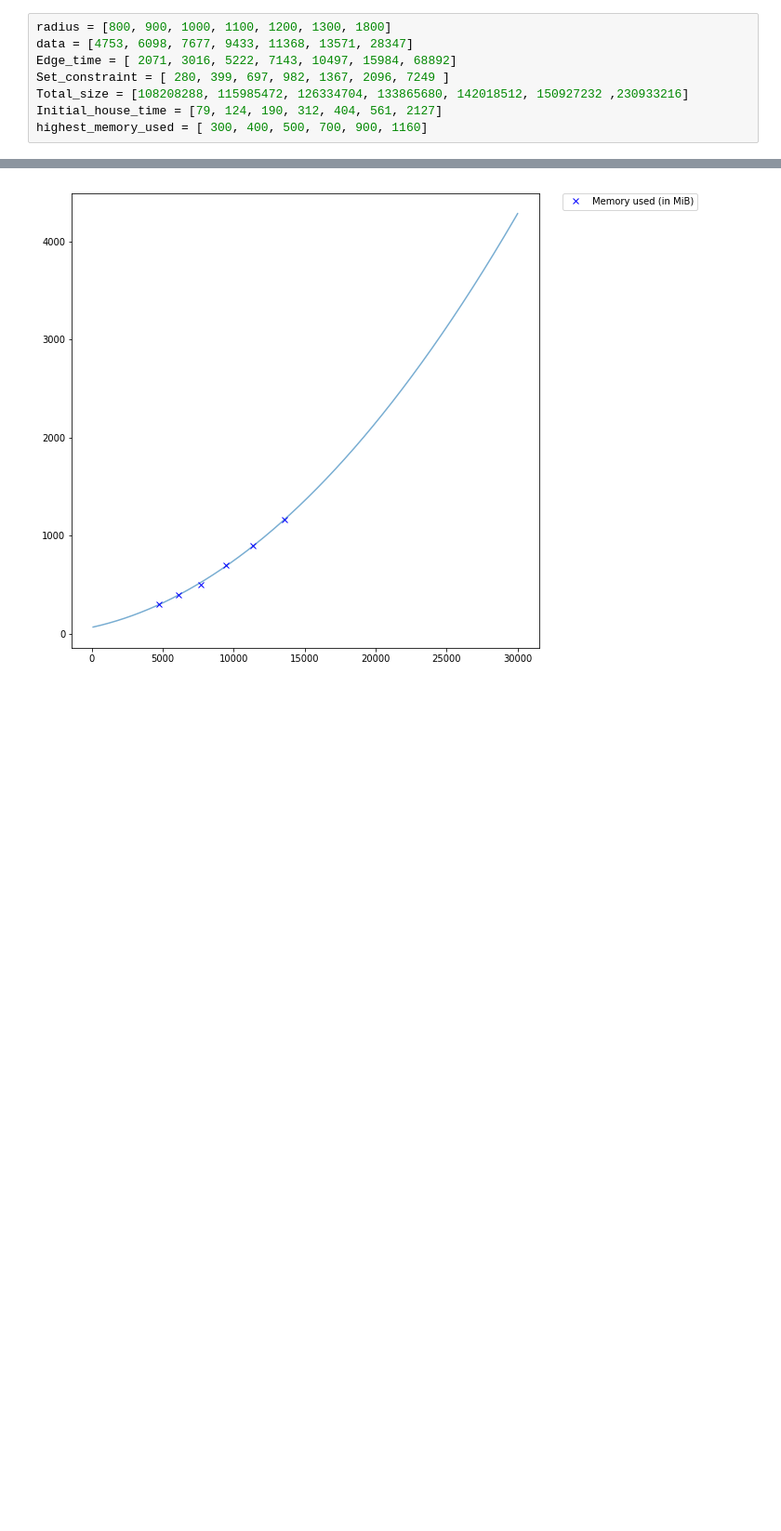
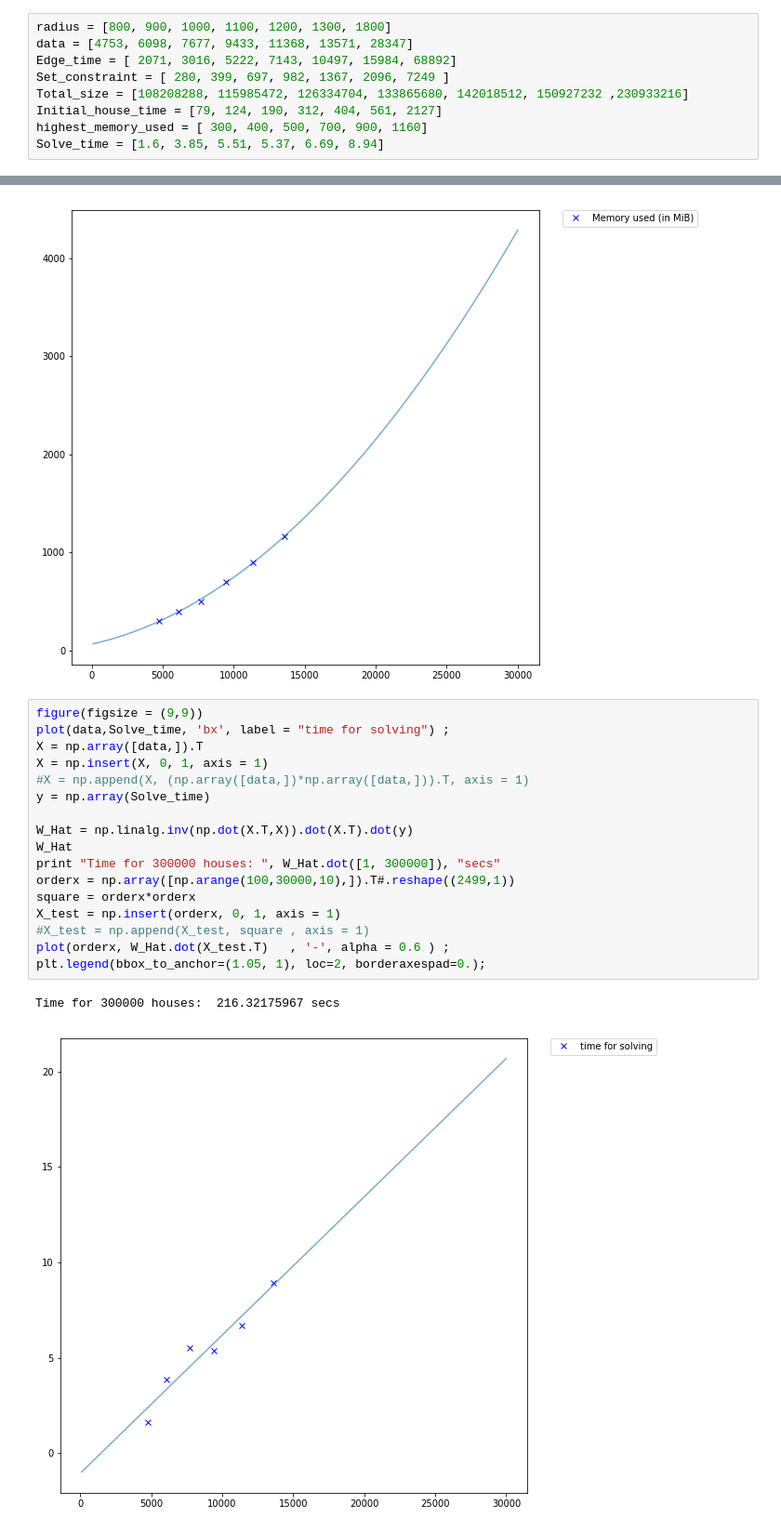
Before and after one commit to rubiruchi/City_Demolishment_Research, a Jupyter notebook: WorkLog/[22]Memory_usage_result.ipynb, the cells around one changed output, grey strips where cells are left out. Shown at 93% size. Saved outputs shown, nothing was run; the diff lists cells and outputs as text; blank space fills up the shorter version.

```diff
--- a/WorkLog/[22]Memory_usage_result.ipynb
+++ b/WorkLog/[22]Memory_usage_result.ipynb
@@ -17,6 +17,7 @@ Set_constraint = [ 280, 399, 697, 982, 1367, 2096, 7249 ]
 Total_size = [108208288, 115985472, 126334704, 133865680, 142018512, 150927232 ,230933216]
 Initial_house_time = [79, 124, 190, 312, 404, 561, 2127]
 highest_memory_used = [ 300, 400, 500, 700, 900, 1160]
+Solve_time = [1.6, 3.85, 5.51, 5.37, 6.69, 8.94]
 # %%
 figure(figsize=(9,9));
 
@@ -89,3 +90,23 @@ plt.legend(bbox_to_anchor=(1.05, 1), loc=2, borderaxespad=0.);
 # %% [output]
 Total Memory for 300000 houses:  336380.327334 MiBs
 [figure]
+# %%
+figure(figsize = (9,9))
+plot(data,Solve_time, 'bx', label = "time for solving") ;
+X = np.array([data,]).T
+X = np.insert(X, 0, 1, axis = 1)
+#X = np.append(X, (np.array([data,])*np.array([data,])).T, axis = 1)
+y = np.array(Solve_time)
+
+W_Hat = np.linalg.inv(np.dot(X.T,X)).dot(X.T).dot(y)
+W_Hat
+print "Time for 300000 houses: ", W_Hat.dot([1, 300000]), "secs"
+orderx = np.array([np.arange(100,30000,10),]).T#.reshape((2499,1))
+square = orderx*orderx
+X_test = np.insert(orderx, 0, 1, axis = 1)
+#X_test = np.append(X_test, square , axis = 1)
+plot(orderx, W_Hat.dot(X_test.T)   , '-', alpha = 0.6 ) ;
+plt.legend(bbox_to_anchor=(1.05, 1), loc=2, borderaxespad=0.);
+# %% [output]
+Time for 300000 houses:  216.32175967 secs
+[figure, added]
```
Also changed, not shown: 4 other files.
